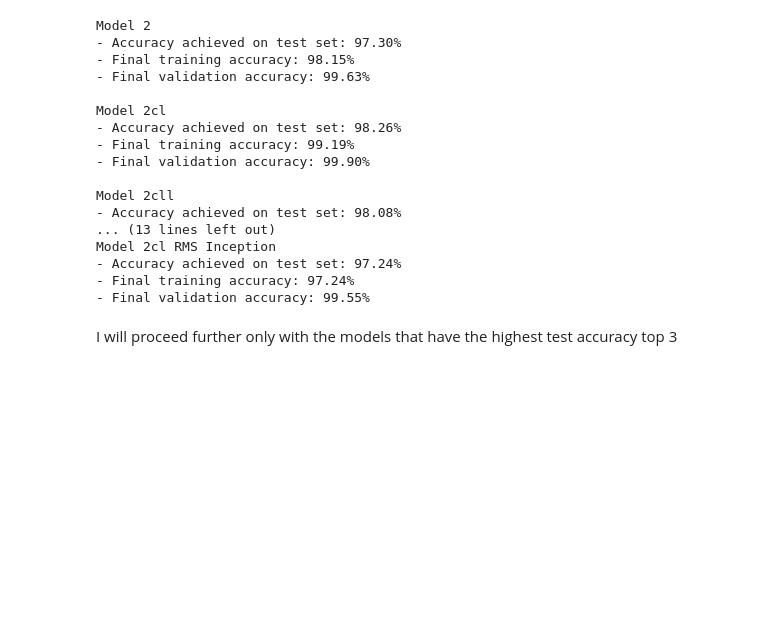
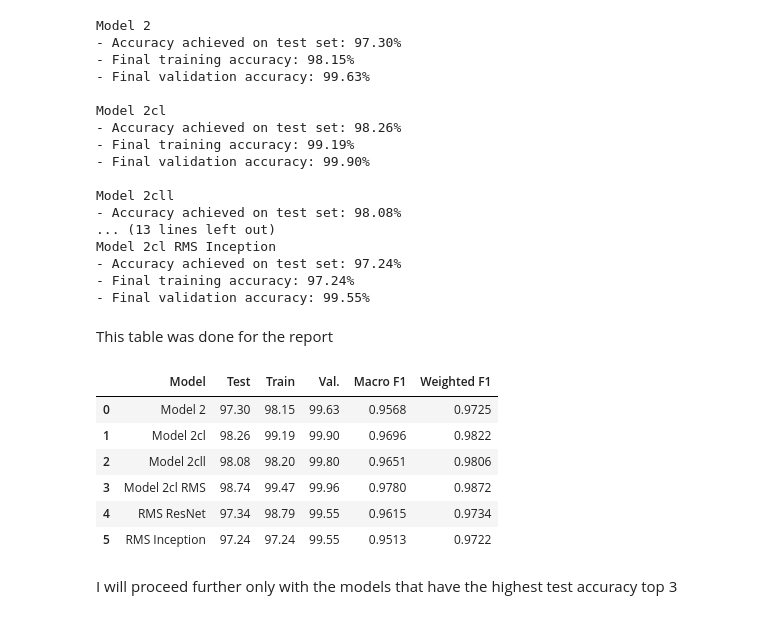
Before and after one commit to rares8283682/CNN-for-traffic-signs-classification-, a Jupyter notebook: traffic_sign_detection_using_cnns_99_accuracy_finall-2.ipynb, the cells around one changed output. Drawn from its saved outputs; the diff is of its cells as text; code cells hidden in the pictures; blank space fills up the shorter version.

```diff
--- a/traffic_sign_detection_using_cnns_99_accuracy_finall-2.ipynb
+++ b/traffic_sign_detection_using_cnns_99_accuracy_finall-2.ipynb
@@ -3291,6 +3282,52 @@ Model 2cl RMS Inception
 - Accuracy achieved on test set: 97.24%
 - Final training accuracy: 97.24%
 - Final validation accuracy: 99.55%
+# %% [markdown]
+This table was done for the report
+# %%
+# true labels
+y_true = np.argmax(Y_test, axis=1)
+
+models = [
+    ("Model 2", model2, history2, 1_721_035),
+    ("Model 2cl", model2cl, history2cl, 605_643),
+    ("Model 2cll", model2cll, history2cll, 160_507),
+    ("Model 2cl RMS", model2cl_RMS, history2cl_RMS, 605_643),
+    ("RMS ResNet", model2cl_RMS_res, history2cl_RMS_res, 617_291),
+    ("RMS Inception", model2cl_RMS_inception, history2cl_RMS_inception, 104_283),
+]
+
+rows = []
+
+for name, model, history, params in models:
+    y_pred = np.argmax(model.predict(X_test, verbose=0), axis=1)
+
+    test_acc = accuracy_score(y_true, y_pred) * 100
+    train_acc = history.history["accuracy"][-1] * 100
+    val_acc = history.history["val_accuracy"][-1] * 100
+
+    macro_f1 = f1_score(y_true, y_pred, average="macro")
+    weighted_f1 = f1_score(y_true, y_pred, average="weighted")
+
+    rows.append({
+        "Model": name,
+        "Test": round(test_acc, 2),
+        "Train": round(train_acc, 2),
+        "Val.": round(val_acc, 2),
+        "Macro F1": round(macro_f1, 4),
+        "Weighted F1": round(weighted_f1, 4)
+    })
+
+combined_results = pd.DataFrame(rows)
+combined_results
+# %% [output]
+|  | Model | Test | Train | Val. | Macro F1 | Weighted F1 |
+| 0 | Model 2 | 97.30 | 98.15 | 99.63 | 0.9568 | 0.9725 |
+| 1 | Model 2cl | 98.26 | 99.19 | 99.90 | 0.9696 | 0.9822 |
+| 2 | Model 2cll | 98.08 | 98.20 | 99.80 | 0.9651 | 0.9806 |
+| 3 | Model 2cl RMS | 98.74 | 99.47 | 99.96 | 0.9780 | 0.9872 |
+| 4 | RMS ResNet | 97.34 | 98.79 | 99.55 | 0.9615 | 0.9734 |
+| 5 | RMS Inception | 97.24 | 97.24 | 99.55 | 0.9513 | 0.9722 |
 # %% [markdown]
 I will proceed further only with the models that have the highest test accuracy top 3
 # %% [markdown]
```
Also changed, not shown: parts of 10 cells of this notebook.
